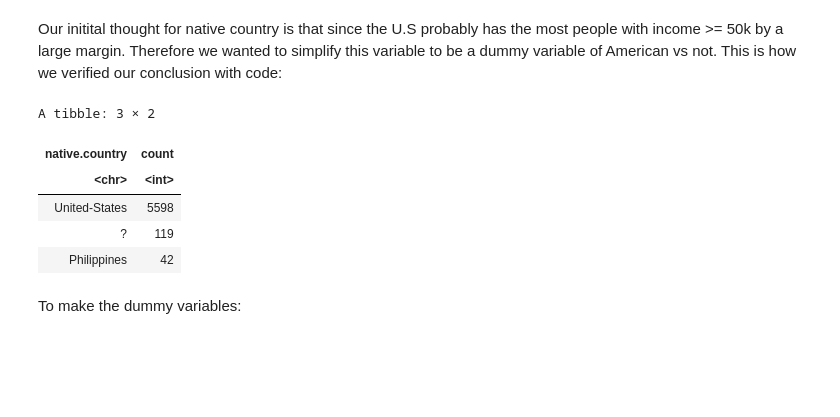
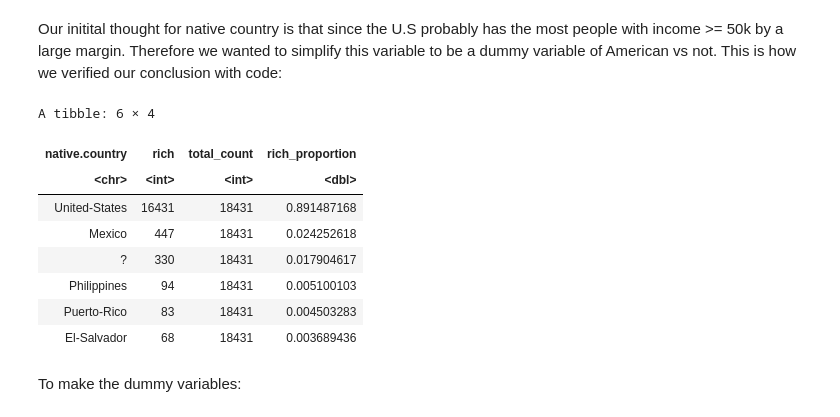
Before and after one commit to calvingdu/dsci100-003-23, a Jupyter notebook: src/detailed/detailed_proposal.ipynb, the cells around one changed output. Cells and saved outputs as stored; diff of their text form; code cells hidden in the pictures; blank space fills up the shorter version.

```diff
--- a/src/detailed/detailed_proposal.ipynb
+++ b/src/detailed/detailed_proposal.ipynb
@@ -85,20 +103,26 @@ Then, we can begin by making dummy variables in the data using the above choices
 # %% [markdown]
 Our initital thought for native country is that since the U.S probably has the most people with income >= 50k by a large margin. Therefore we wanted to simplify this variable to be a dummy variable of American vs not. This is how we verified our conclusion with code:
 # %%
-descending_df = filtered_df %>%
-    filter(income == '>50K') %>%
-    group_by(native.country) %>%
-    summarize(count = n()) %>%
-    arrange(desc(count))
+descending_df <- filtered_df %>%
+  filter(income == "<=50K") %>%
+  group_by(native.country) %>%
+  summarize(rich = n()) %>%
+  ungroup() %>%
+  mutate(total_count = sum(rich)) %>%
+  mutate(rich_proportion = rich / total_count) %>%
+  arrange(desc(rich_proportion))
 
-head(descending_df, 3)
+head(descending_df)
 # %% [output]
-A tibble: 3 × 2
+A tibble: 6 × 4
-| native.country | count |
-| <chr> | <int> |
-| United-States | 5598 |
-| ? | 119 |
-| Philippines | 42 |
+| native.country | rich | total_count | rich_proportion |
+| <chr> | <int> | <int> | <dbl> |
+| United-States | 16431 | 18431 | 0.891487168 |
+| Mexico | 447 | 18431 | 0.024252618 |
+| ? | 330 | 18431 | 0.017904617 |
+| Philippines | 94 | 18431 | 0.005100103 |
+| Puerto-Rico | 83 | 18431 | 0.004503283 |
+| El-Salvador | 68 | 18431 | 0.003689436 |
 # %% [markdown]
 To make the dummy variables:
 # %%
```
Also changed, not shown: parts of 2 cells of this notebook, 1 other file.
